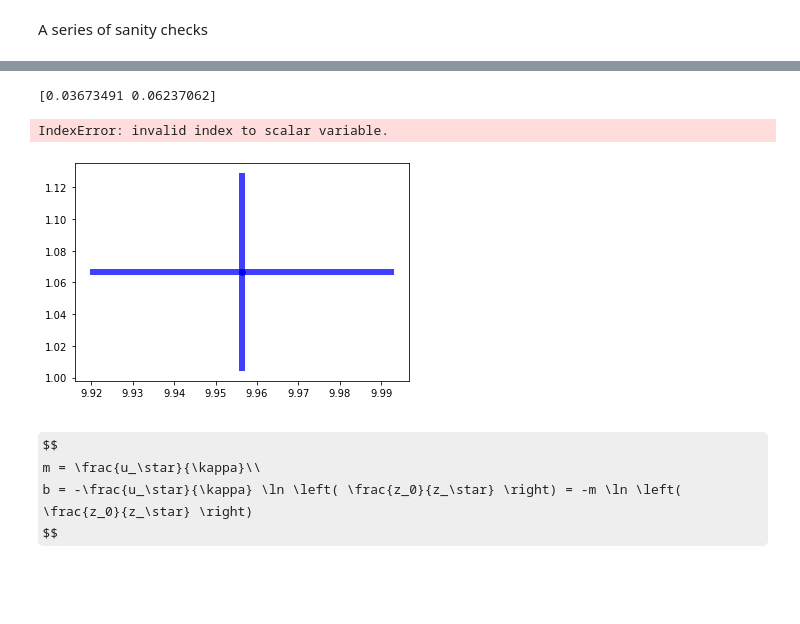
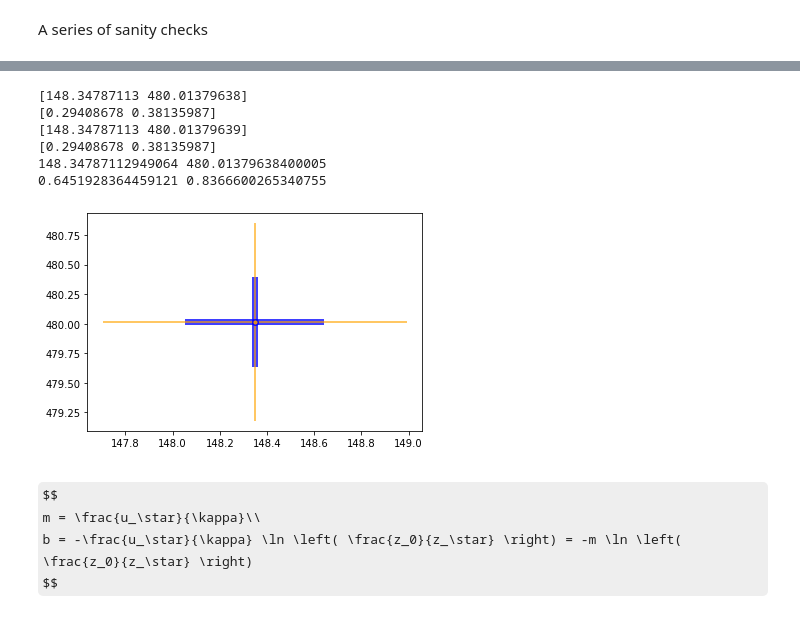
Before and after one commit to BoiseStatePlanetary/Optimizing-Number-and-Placement-of-Anemometers, a Jupyter notebook: figures and data/Basic Uncertainties.ipynb, the cells around one changed output, grey strips where cells are left out. Drawn from its saved outputs; the diff is of its cells as text; code cells hidden in the pictures; some formulas as TeX source; blank space fills up the shorter version.

```diff
--- a/figures and data/Basic Uncertainties.ipynb
+++ b/figures and data/Basic Uncertainties.ipynb
@@ -127,33 +177,49 @@ print(calc_Delta(x, sigma), calc_analytic_Delta(delta_x, sigma[0], num_sensors))
 # %%
 # Let's test these expressions
-num_sensors = 5
+num_sensors = 4
 base = 2.
 delta_x = np.log(base)
-sigma = 0.1*np.ones(num_sensors)
-slope = 10.
-intercept = 1.
 
-num_tries = 10
+# z = np.array([ 150., 300., 600., 1200.])
+z = np.array([1., 2., 4., 8.])
+x = np.log(z/np.min(z))
 
-z = base**(np.linspace(0, num_sensors - 1, num_sensors))
-x = np.log(z/np.min(z))
-y = np.polyval([slope, intercept], x)
+# slope = 114.26664167
+# intercept = 522.18547383
+slope = 148.
+intercept = 480.
+y = slope*x + intercept
+
+# sigma = np.mean([34.08092668, 43.10055741, 38.10124155, 39.29545398])
+sigma = 1.
+
+num_tries = 1
+
+analytic_sigma_slope = sigma_slope(x, sigma*np.ones_like(x))
+analytic_sigma_intercept = sigma_intercept(x, sigma*np.ones_like(x))
 
 for i in range(num_tries):
-    noisy_y = y + normal(scale=sigma[0], size=num_sensors)
+    noisy_y = y + normal(scale=sigma, size=len(x))
 
-    popt, pcov = np.polyfit(x, noisy_y, 1, w=1/sigma, cov=True)
+    popt, pcov = np.polyfit(x, noisy_y, 1, w=1/sigma*np.ones_like(x), cov=True)
     unc = np.sqrt(np.diag(pcov))
+    print(popt)
+    print(unc)
+
+    popt, pcov = curve_fit(lin_fit, x, noisy_y, sigma=sigma*np.ones_like(x), method='lm')
+    unc = np.sqrt(np.diag(pcov))
+    print(popt)
     print(unc)
 
     plt.errorbar([popt[0], popt[0]], [popt[1], popt[1]], xerr=[unc[0], unc[0]], yerr=[unc[1], unc[1]],
             marker='o', color='blue', alpha=0.5, lw=6)
 
     analytic_slope = calc_analytic_slope(delta_x, sigma, num_sensors, x, noisy_y)
-    analytic_sigma_slope = calc_analytic_sigma_slope(delta_x, sigma, num_sensors)
+#     analytic_sigma_slope = calc_analytic_sigma_slope(delta_x, sigma, num_sensors)
+
     analytic_intercept = calc_analytic_intercept(delta_x, sigma, num_sensors, x, noisy_y)
-    analytic_sigma_intercept = calc_analytic_sigma_intercept(delta_x, sigma, num_sensors)
-
+#     analytic_sigma_intercept = calc_analytic_sigma_intercept(delta_x, sigma, num_sensors)
+    print(analytic_slope, analytic_intercept)
     print(analytic_sigma_slope, analytic_sigma_intercept)
 
     plt.errorbar([analytic_slope, analytic_slope],
@@ -162,36 +228,40 @@ for i in range(num_tries):
                  yerr=[analytic_sigma_intercept, analytic_sigma_intercept],
             marker='.', color='orange', alpha=0.5)
 
 #     plt.errorbar([analytic_slope, analytic_slope],
 #                  [analytic_intercept, analytic_intercept],
 #             marker='.', color='orange', alpha=0.5)
 
 # analytic_slope = calc_analytic_slope(delta_x, sigma, num_sensors, x, noisy_y)
 # analytic_slope_sigma = calc_analytic_sigma_slope(delta_x, sigma, num_sensors)
 # analytic_intercept = calc_analytic_intercept(delta_x, sigma, num_sensors, x, noisy_y)
 # analytic_intercept_sigma = calc_analytic_sigma_intercept(delta_x, sigma, num_sensors)
 
 # Sxx = calc_analytic_Sxx(delta_x, sigma[0], num_sensors)
 # Delta = calc_analytic_Delta(delta_x, sigma[0], num_sensors)
 
 # plt.fill_between([analytic_slope - analytic_slope_sigma, analytic_slope + analytic_slope_sigma],
 #                  [analytic_intercept - analytic_intercept_sigma, analytic_intercept - analytic_intercept_sigma],
 #                  [analytic_intercept + analytic_intercept_sigma, analytic_intercept + analytic_intercept_sigma],
 #                 alpha=0.5)
 
 # numerical_slope = calc_slope(x, noisy_y, sigma)
 # numerical_slope_sigma = sigma_slope(x, sigma)
 # numerical_intercept = calc_intercept(x, noisy_y, sigma)
 # numerical_intercept_sigma = sigma_intercept(x, sigma)
 
 # plt.fill_between([numerical_slope - numerical_slope_sigma, numerical_slope + numerical_slope_sigma],
 #                  [numerical_intercept - numerical_intercept_sigma, numerical_intercept - numerical_intercept_sigma],
 #                  [numerical_intercept + numerical_intercept_sigma, numerical_intercept + numerical_intercept_sigma],
 #                 alpha=0.5)
 # %% [output]
-[0.03673491 0.06237062]
+[148.34787113 480.01379638]
+[0.29408678 0.38135987]
+[148.34787113 480.01379639]
+[0.29408678 0.38135987]
+148.34787112949064 480.01379638400005
+0.6451928364459121 0.8366600265340755
-IndexError: invalid index to scalar variable.
-[figure, old version]
+[figure, new version]
 # %% [markdown]
 $$
 m = \frac{u_\star}{\kappa}\\
```
Also changed, not shown: parts of 6 cells of this notebook.
